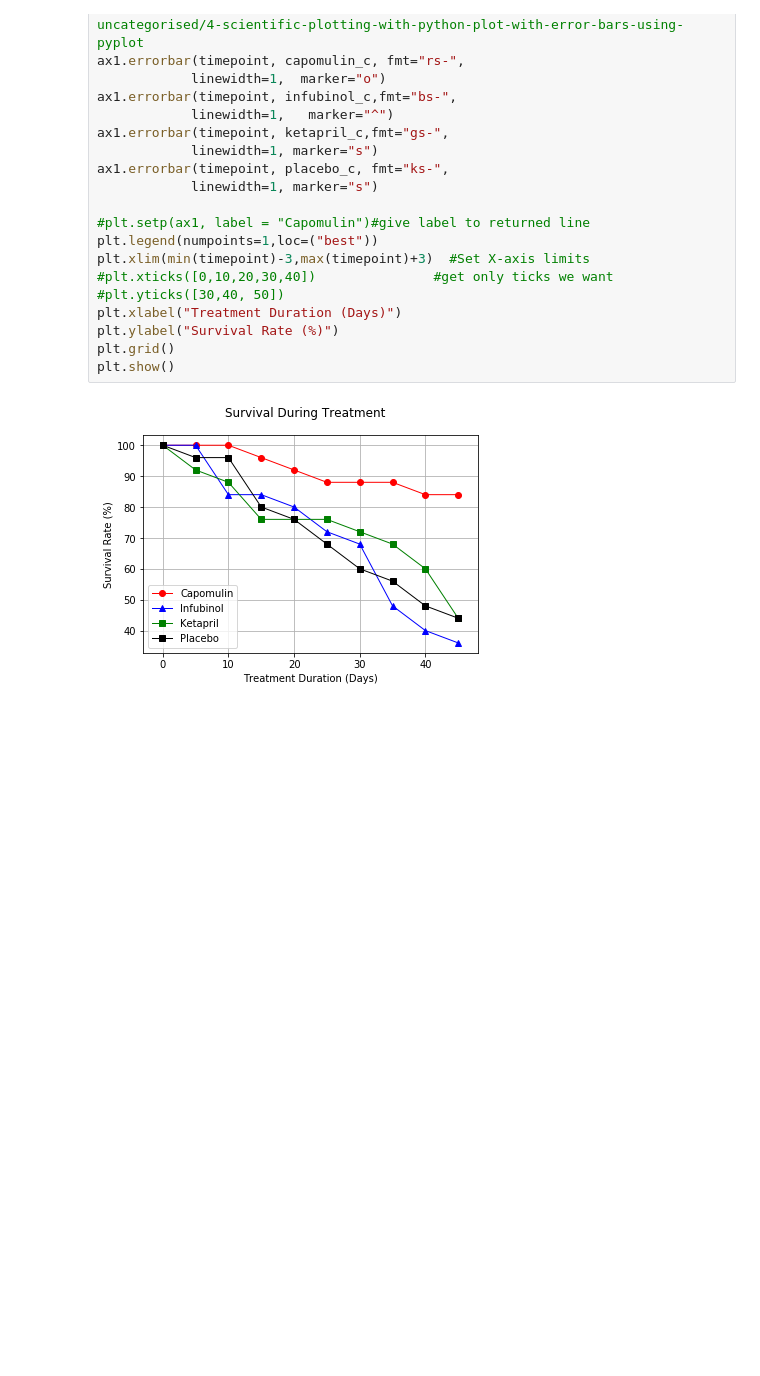
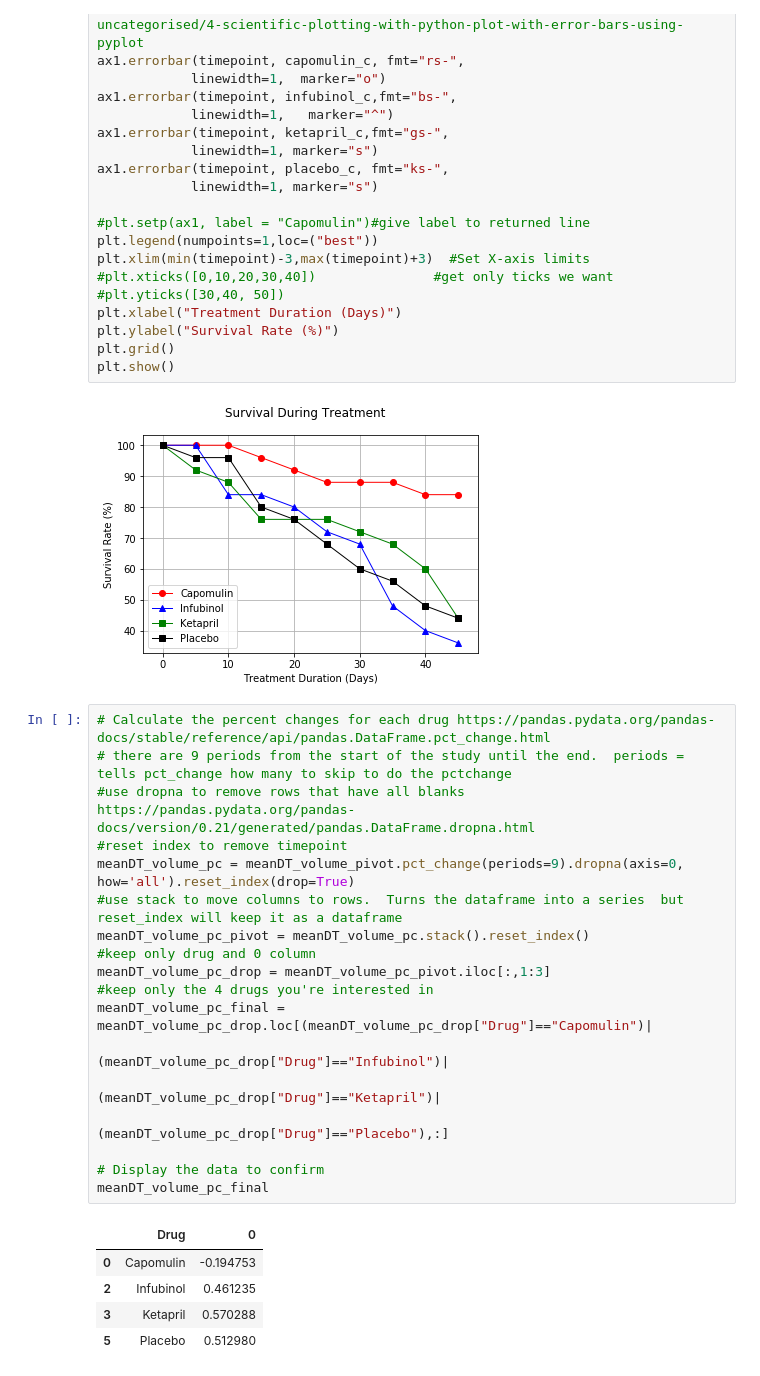
Before and after one commit to jwantrob/Matplotlib, a Jupyter notebook: Pymaceuticals/Homework.ipynb, the cells around one changed output. Cells and saved outputs as stored; diff of their text form; blank space fills up the shorter version.

```diff
--- a/Pymaceuticals/Homework.ipynb
+++ b/Pymaceuticals/Homework.ipynb
@@ -292,3 +292,27 @@ plt.grid()
 plt.show()
 # %% [output]
 [figure]
+# %%
+# Calculate the percent changes for each drug https://pandas.pydata.org/pandas-docs/stable/reference/api/pandas.DataFrame.pct_change.html
+# there are 9 periods from the start of the study until the end.  periods = tells pct_change how many to skip to do the pctchange
+#use dropna to remove rows that have all blanks https://pandas.pydata.org/pandas-docs/version/0.21/generated/pandas.DataFrame.dropna.html
+#reset index to remove timepoint
+meanDT_volume_pc = meanDT_volume_pivot.pct_change(periods=9).dropna(axis=0, how='all').reset_index(drop=True)
+#use stack to move columns to rows.  Turns the dataframe into a series  but reset_index will keep it as a dataframe
+meanDT_volume_pc_pivot = meanDT_volume_pc.stack().reset_index()
+#keep only drug and 0 column
+meanDT_volume_pc_drop = meanDT_volume_pc_pivot.iloc[:,1:3]
+#keep only the 4 drugs you're interested in
+meanDT_volume_pc_final = meanDT_volume_pc_drop.loc[(meanDT_volume_pc_drop["Drug"]=="Capomulin")|
+                                                  (meanDT_volume_pc_drop["Drug"]=="Infubinol")|
+                                                  (meanDT_volume_pc_drop["Drug"]=="Ketapril")|
+                                                  (meanDT_volume_pc_drop["Drug"]=="Placebo"),:]
+
+# Display the data to confirm
+meanDT_volume_pc_final
+# %% [output]
+|  | Drug | 0 |
+| 0 | Capomulin | -0.194753 |
+| 2 | Infubinol | 0.461235 |
+| 3 | Ketapril | 0.570288 |
+| 5 | Placebo | 0.512980 |
```
Also changed, not shown: parts of 1 cell of this notebook.
